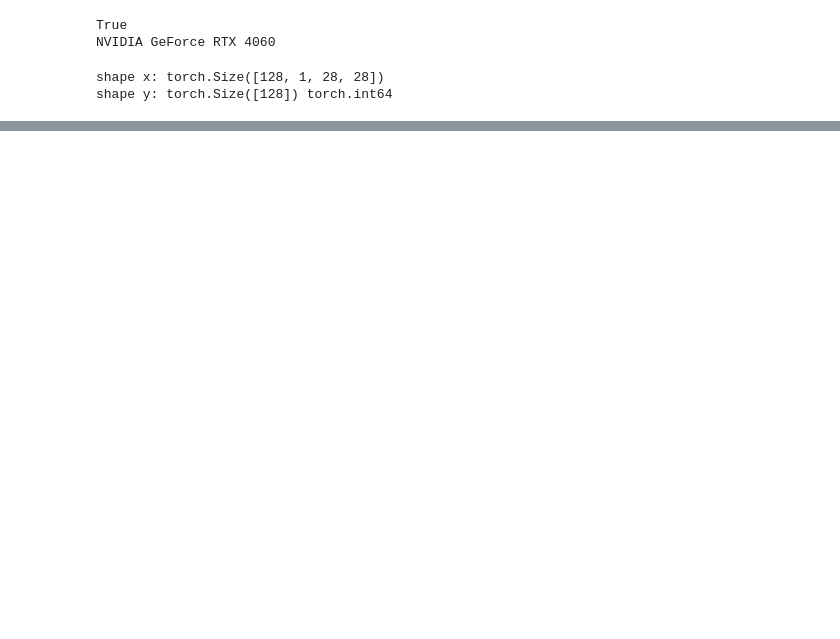
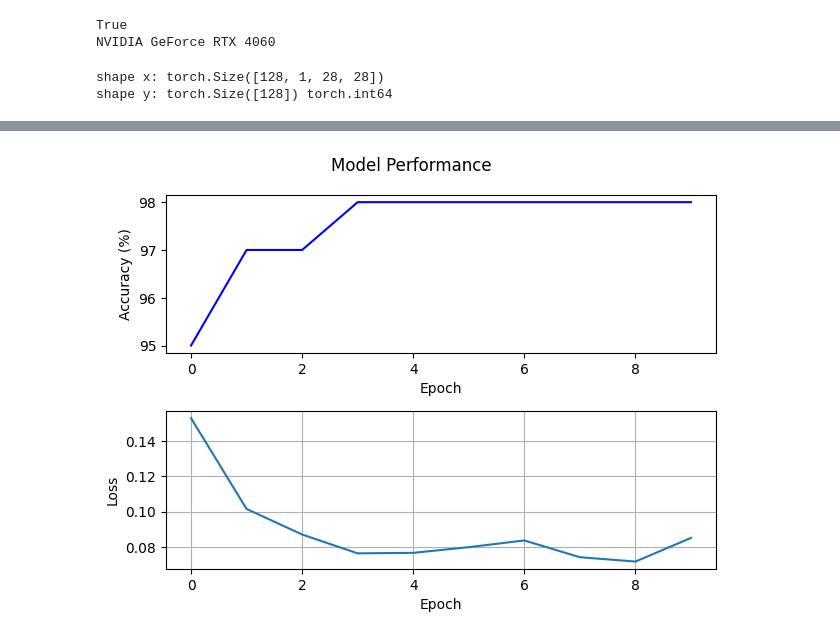
Before and after one commit to sidsurakanti/mnist-classification, a Jupyter notebook: torch.ipynb, the cells around one changed output, grey strips where cells are left out. Cells and saved outputs as stored; diff of their text form; code cells hidden in the pictures; blank space fills up the shorter version.

Commit message:
docs: added demos and model stats

```diff
--- a/torch.ipynb
+++ b/torch.ipynb
@@ -56,6 +58,7 @@ def train(dataloader, model, loss_fn, optimizer=None):
   model.train()
   size = len(dataloader.dataset)
   lr = 1e-3
+  loss_t = []
 
   for batch_i, (X, y) in enumerate(dataloader): # in batches from DL
     X, y = X.to(DEVICE), y.to(DEVICE)
@@ -76,6 +79,7 @@ def train(dataloader, model, loss_fn, optimizer=None):
       optimizer.zero_grad() # clear gradients
 
     if (batch_i) % 100 < 1:
+      loss_t.append(loss.item())
       print(f"Curr: {batch_i*BATCH_SIZE + len(X)}/{size}, Loss = {loss.item():.4f}")
 # %%
 def testing(dataloader, model, loss_fn):
@@ -97,24 +101,47 @@ def testing(dataloader, model, loss_fn):
 
   print("Test completed,")
   print(f"Accuracy: {accuracy*100:.2f}%, Avg Loss: {avg_loss:.4f}\n")
+
+  return accuracy, avg_loss
 # %%
 def fit(epochs: int):
   model = Mnist().to(DEVICE)
   optimizer = torch.optim.Adam(model.parameters(), lr=1e-3)
+  acc = []
+  loss = []
 
   print("Starting!")
   for epoch in range(epochs):
     print(f"Epoch {epoch+1}")
     train(train_DL, model, loss_fn, optimizer)
-    testing(test_DL, model, loss_fn)
+    epoch_acc, epoch_loss = testing(test_DL, model, loss_fn)
+    acc.append(round(epoch_acc*100))
+    loss.append(epoch_loss)
+
   print("Done!")
 
   torch.save(model.state_dict(), "mnist_weights.pth")
   print("Weights saved to `mnist_weights.pth`")
+  return acc, loss
 # %%
-EPOCHS = 5
+EPOCHS = 10
 
-fit(EPOCHS)
+acc, loss = fit(EPOCHS)
+plt.subplot(211)
+plt.xlabel("Epoch")
+plt.ylabel("Accuracy (%)")
+plt.plot(acc, color="blue")
+
+plt.subplot(212)
+plt.xlabel("Epoch")
+plt.ylabel("Loss")
+plt.plot(loss, label="red")
+
+plt.suptitle("Model Performance")
+plt.grid()
+plt.tight_layout()
+plt.savefig("performance.png")
+plt.show()
 # %% [output]
 Starting!
 Epoch 1
@@ -133,3 +160,4 @@ Accuracy: 97.78%, Avg Loss: 0.0726
 
 Done!
 Weights saved to `mnist_weights.pth`
+[figure, added]
```
Also changed, not shown: parts of 4 cells of this notebook, 6 other files.
